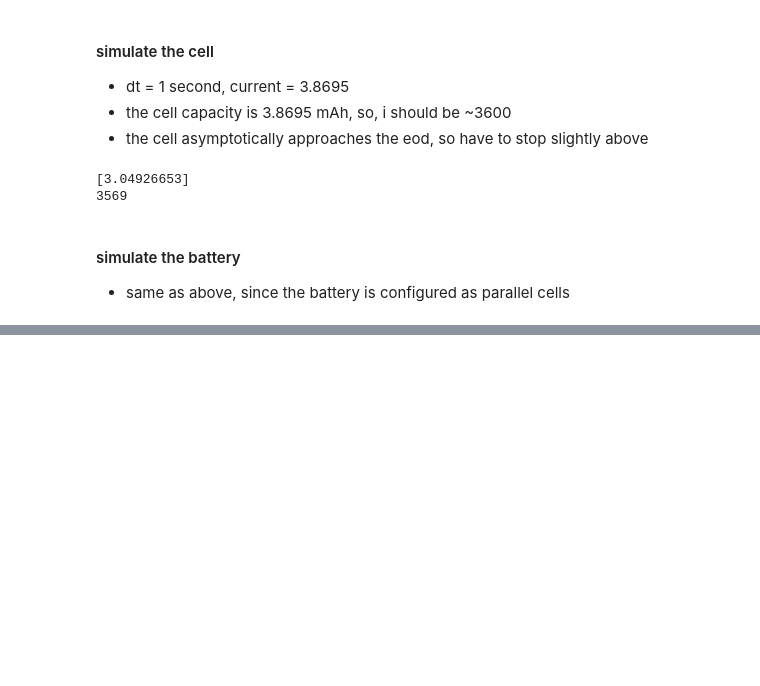
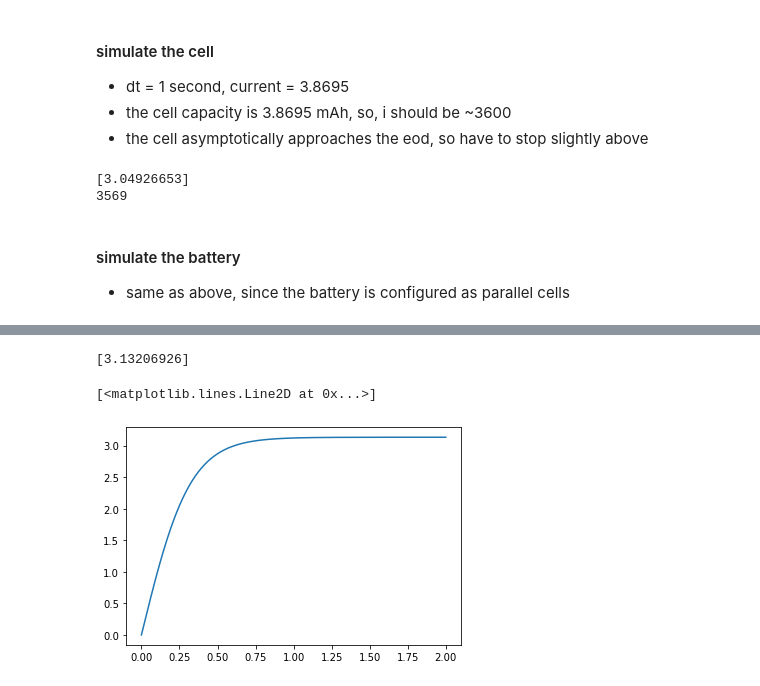
Before and after one commit to hazrmard/AirplaneFaultTolerance, a Jupyter notebook: powertrain.ipynb, the cells around one changed output, grey strips where cells are left out. Cells and saved outputs as stored; diff of their text form; code cells hidden in the pictures; blank space fills up the shorter version.

```diff
--- a/powertrain.ipynb
+++ b/powertrain.ipynb
@@ -146,0 +267,17 @@ print(i)
+# %%
+times = lambda x: np.linspace(0, x, 500)
+
+def dvdt(v, t, g, c):
+    return g - c*v**2
+
+v0 = 0.0
+g = 9.81
+c = 1.0
+t1 = times(2)
+v = odeint(dvdt, v0, t1, args=(g,c,))
+print(v[-1])
+plt.plot(t1,v)
+# %% [output]
+[3.13206926]
+[<matplotlib.lines.Line2D at 0x...>]
+[figure, added]
```
Also changed, not shown: parts of 27 cells of this notebook.
